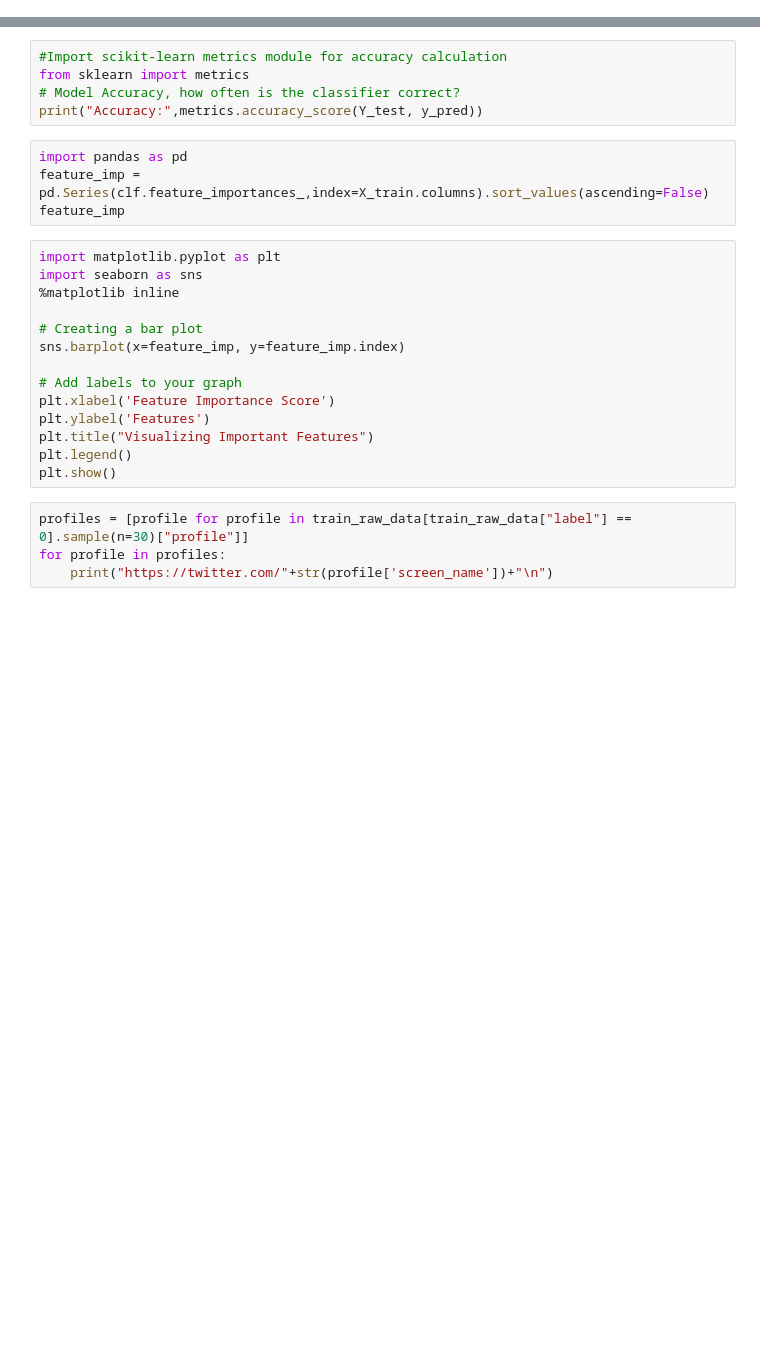
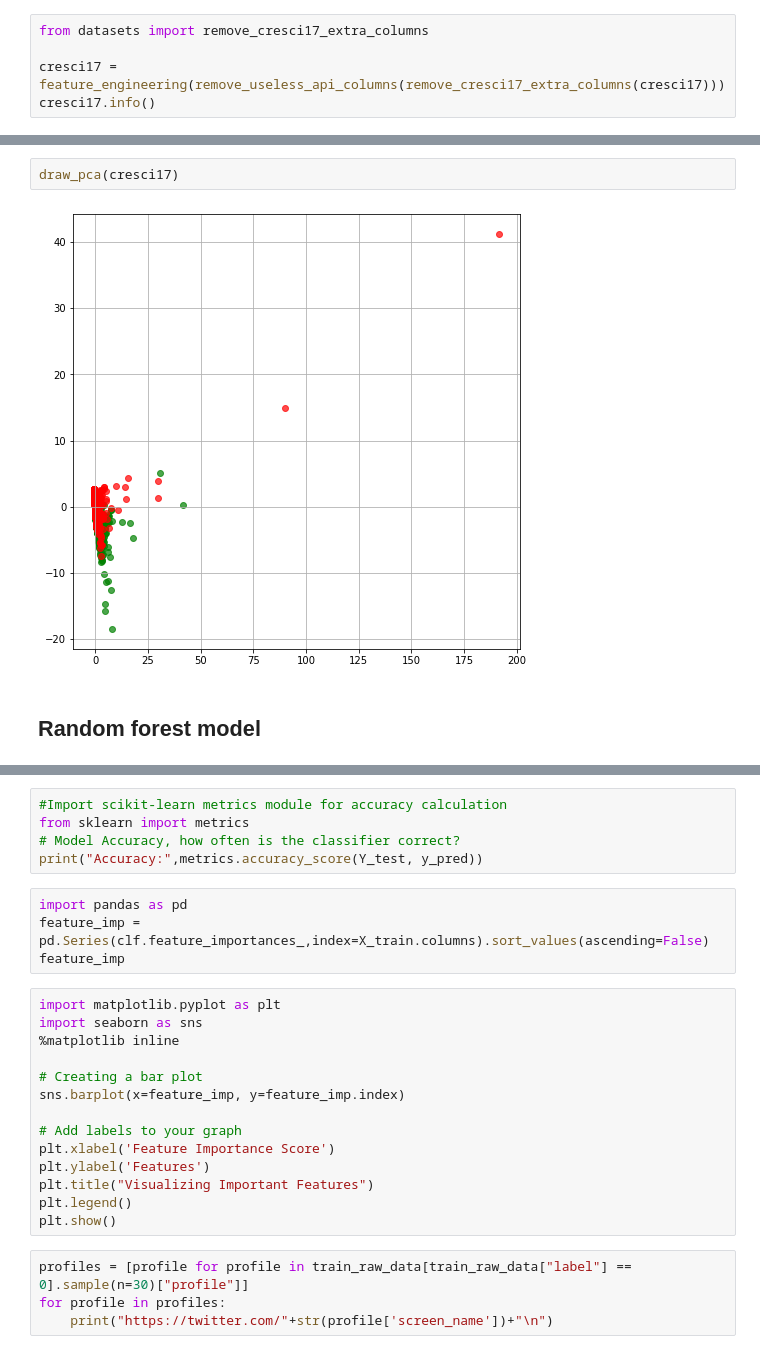
Before and after one commit to Obyka/PI_Bots_President, a Jupyter notebook: PI_model_TwiBot.ipynb, the cells around one changed output, grey strips where cells are left out. Drawn from its saved outputs; the diff is of its cells as text; blank space fills up the shorter version.

```diff
--- a/PI_model_TwiBot.ipynb
+++ b/PI_model_TwiBot.ipynb
@@ -152,0 +370,5 @@ test_features.describe()
+# %%
+from datasets import remove_cresci17_extra_columns
+
+cresci17 = feature_engineering(remove_useless_api_columns(remove_cresci17_extra_columns(cresci17)))
+cresci17.info()
@@ -152,0 +407,6 @@ test_features.describe()
+# %%
+draw_pca(cresci17)
+# %% [output]
+[figure, added]
+# %% [markdown]
+## Random forest model
```
Also changed, not shown: parts of 90 cells of this notebook, 1 other file.
